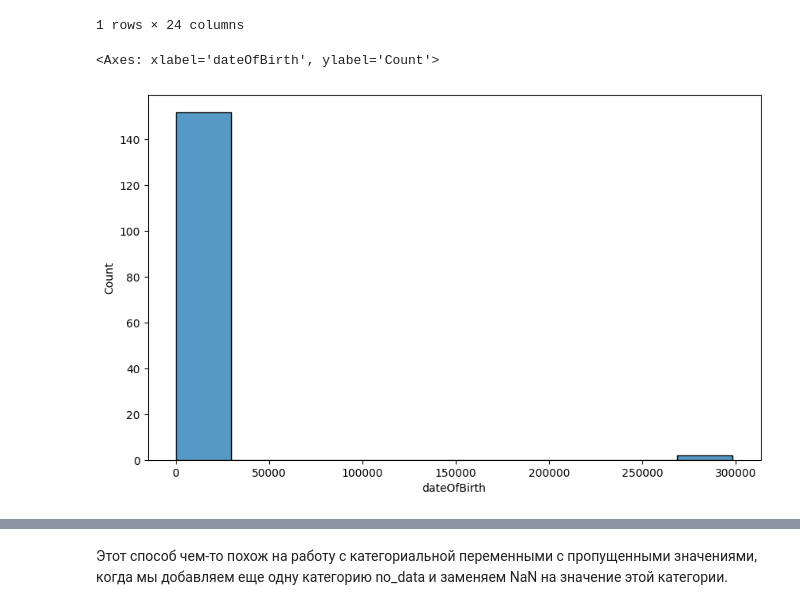
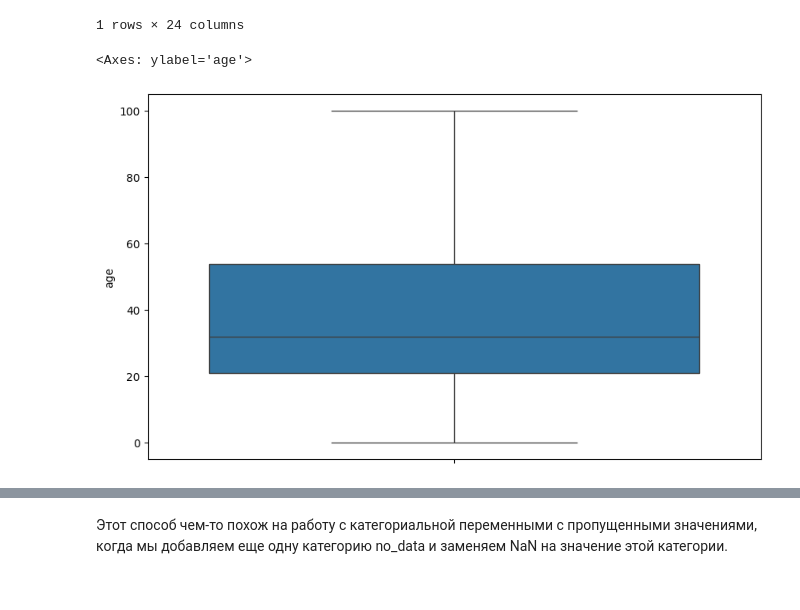
Before and after one commit to VaSiluck/Game_of_thrones_death_analysis, a Jupyter notebook: week_01_ml_intro/Homework/hw_1_game_of_thrones.ipynb, the cells around one changed output, grey strips where cells are left out. Drawn from its saved outputs; the diff is of its cells as text; code cells hidden in the pictures.

```diff
--- a/week_01_ml_intro/Homework/hw_1_game_of_thrones.ipynb
+++ b/week_01_ml_intro/Homework/hw_1_game_of_thrones.ipynb
@@ -292,11 +292,11 @@ data_test.describe(include = ['number']).T[['count', 'min', 'max']].assign(N_uni
 | numDeadRelations | 389.0 | 0.0 | 15.0 | 13 |
 | popularity | 389.0 | 0.0 | 1.0 | 135 |
 # %%
-idx = data_test['dateOfBirth'].idxmax()
+idx = data_test['age'].idxmin()
 
 # Изменить значения в нужных столбцах для этой строки
-data_test.loc[idx, 'age'] = 0
-data_test[data_test['dateOfBirth'] == data_test['dateOfBirth'].max()]
+# data_test.loc[idx, 'age'] = 0
+data_test[data_test['age'] == data_test['age'].min()]
 # %% [output]
 |  | name | title | male | culture | dateOfBirth | mother | father | heir | house | spouse | ... | ... |
 | S.No |  |  |  |  |  |  |  |  |  |  |  | ... |
@@ -304,10 +304,10 @@ data_test[data_test['dateOfBirth'] == data_test['dateOfBirth'].max()]
 1 rows × 24 columns
 # %%
 fig = plt.subplots(figsize = (10,6))
-sns.histplot(data_test['dateOfBirth'], bins = 10)
+sns.boxplot(data_test['age'])
 # %% [output]
-<Axes: xlabel='dateOfBirth', ylabel='Count'>
+<Axes: ylabel='age'>
-[figure, old version]
+[figure, new version]
 # %%
 data['age_value'] = data['age'].fillna(0)
 data['age_no_data'] = [1 if np.isnan(x) else 0 for x in data['age']]
```
